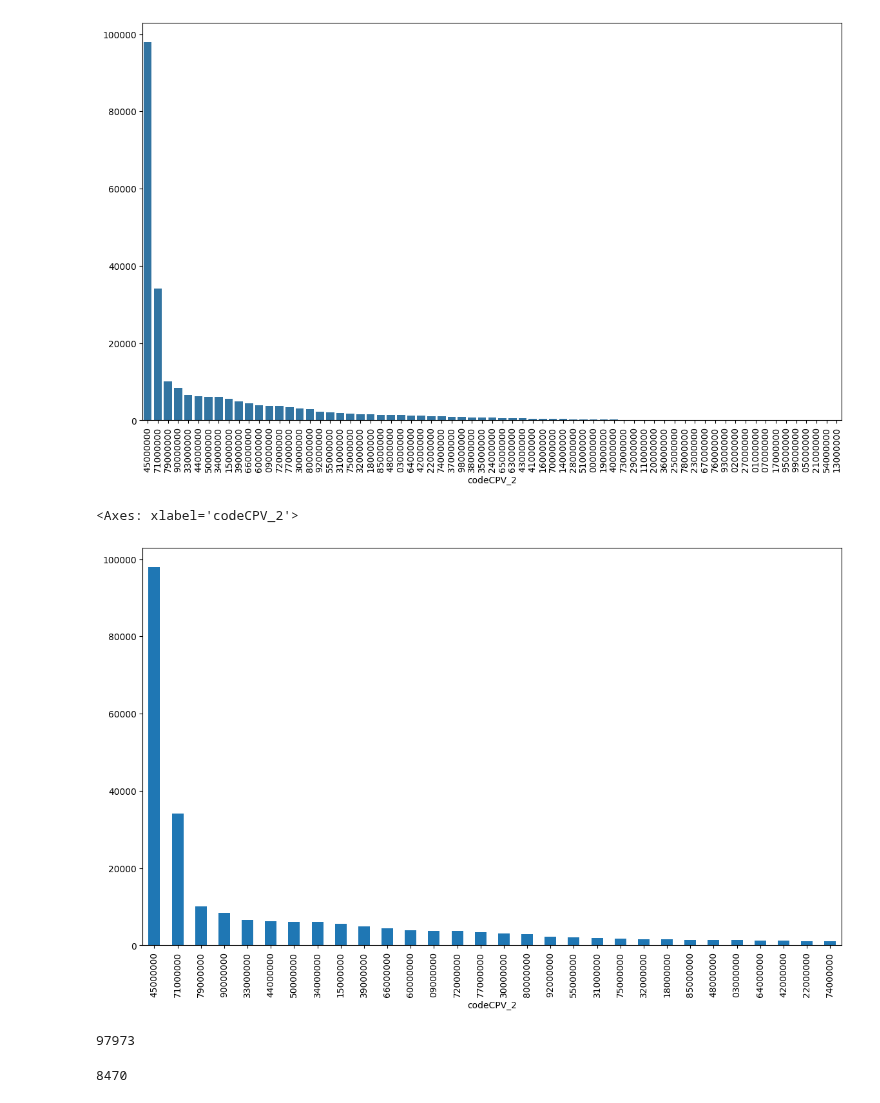
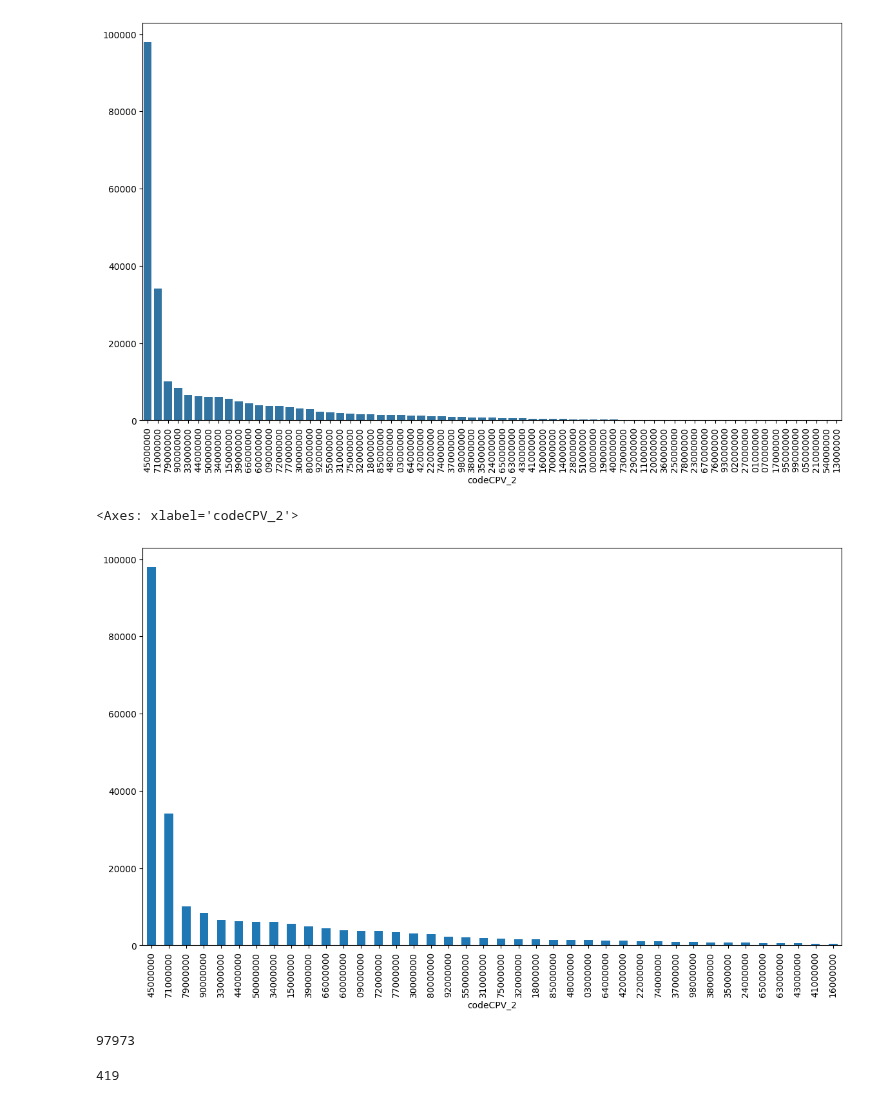
Before and after one commit to RonanB400/decp_ml, a Jupyter notebook: notebooks/LD_marche_sim_baseline_model.ipynb, the cells around one changed output. Drawn from its saved outputs; the diff is of its cells as text; code cells hidden in the pictures.

```diff
--- a/notebooks/LD_marche_sim_baseline_model.ipynb
+++ b/notebooks/LD_marche_sim_baseline_model.ipynb
@@ -56,21 +56,21 @@ plt.show()
 # %% [output]
 [figure]
 # %%
-top_n = 30
+top_n = 40
 top_groups = cpv_group_counts.nlargest(top_n)
 top_groups.plot(kind='bar', figsize=(14, 8))
 # %% [output]
 <Axes: xlabel='codeCPV_2'>
-[figure, old version]
+[figure, new version]
 # %%
 #On ne considère que 1000 par catégorie
 top_groups.iloc[0]
 # %% [output]
 97973
 # %%
-top_groups.iloc[3]
+top_groups.iloc[-1]
 # %% [output]
-8470
+419
 # %%
 df_cpv_top = df_cpv[df_cpv['codeCPV_2'].isin(top_groups.index)]
 # %%
```
Also changed, not shown: parts of 2 cells of this notebook, 4 other files.
